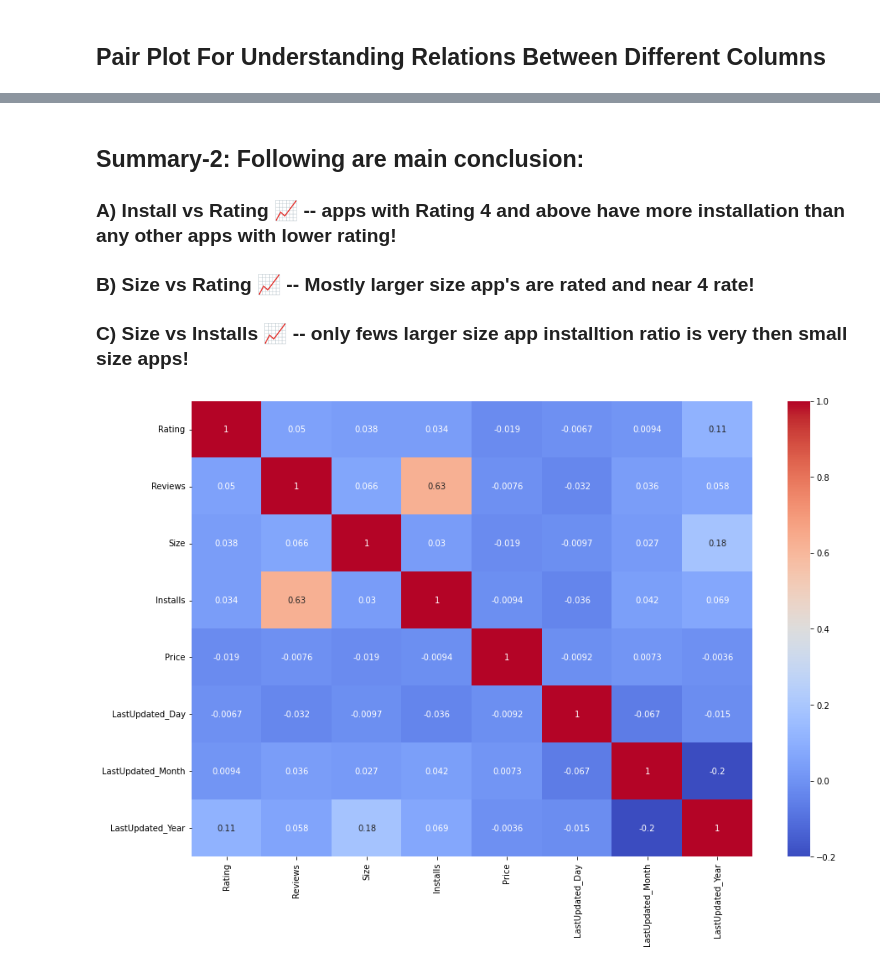
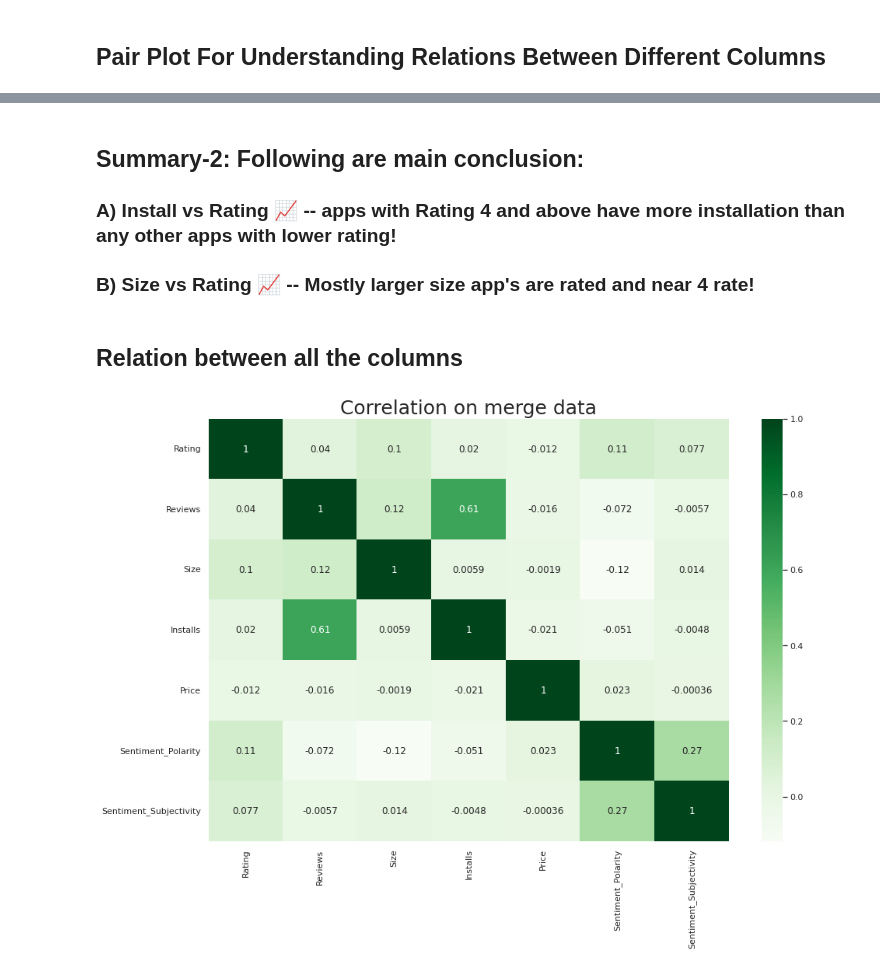
Before and after one commit to Shreya-data/Play-Store-App-Reviews-Analysis, a Jupyter notebook: playstore_Reviews.ipynb, the cells around one changed output, grey strips where cells are left out. Cells and saved outputs as stored; diff of their text form; code cells hidden in the pictures.

```diff
--- a/playstore_Reviews.ipynb
+++ b/playstore_Reviews.ipynb
@@ -927,3 +992,8 @@ merged_df.head()
 | 2 | Garden Coloring Book | ART_AND_DESIGN | 4.4 | 13791 | 33792.0 | 1000000 | Free | 0.0 | Everyone | Art & Design | ... |
 | 3 | Garden Coloring Book | ART_AND_DESIGN | 4.4 | 13791 | 33792.0 | 1000000 | Free | 0.0 | Everyone | Art & Design | ... |
 | 4 | Garden Coloring Book | ART_AND_DESIGN | 4.4 | 13791 | 33792.0 | 1000000 | Free | 0.0 | Everyone | Art & Design | ... |
+# %%
+#for numerical data
+num_df_columns1=[columns for columns in merged_df.columns if merged_df[columns].dtype!='O']
+num_df2=merged_df[num_df_columns1].drop(columns=['LastUpdated_Day','LastUpdated_Month',"LastUpdated_Year"])
+num_df2
@@ -1060,11 +1147,13 @@ plt.show(data)
 ### A)	Install vs Rating 📈  --	apps with Rating 4 and above have more installation than any other apps with lower rating!
 
 ### B)	Size vs Rating 📈 	-- Mostly larger size app's are rated and near 4 rate!
-
-### C)	Size vs Installs 📈 --	only fews larger size app installtion ratio is very then small size apps!
+# %% [markdown]
+**Relation between all the columns**
+--
 # %%
 plt.figure(figsize=(15,10))
-sns.heatmap(num_df.corr(),annot=True,cmap='coolwarm')
+sns.heatmap(num_df2.corr(),annot=True,cmap='Greens')
+plt.title("Correlation on merge data",fontsize=25)
 plt.show()
 # %% [output]
-[figure, old version]
+[figure, new version]
```
Also changed, not shown: parts of 33 cells of this notebook.
